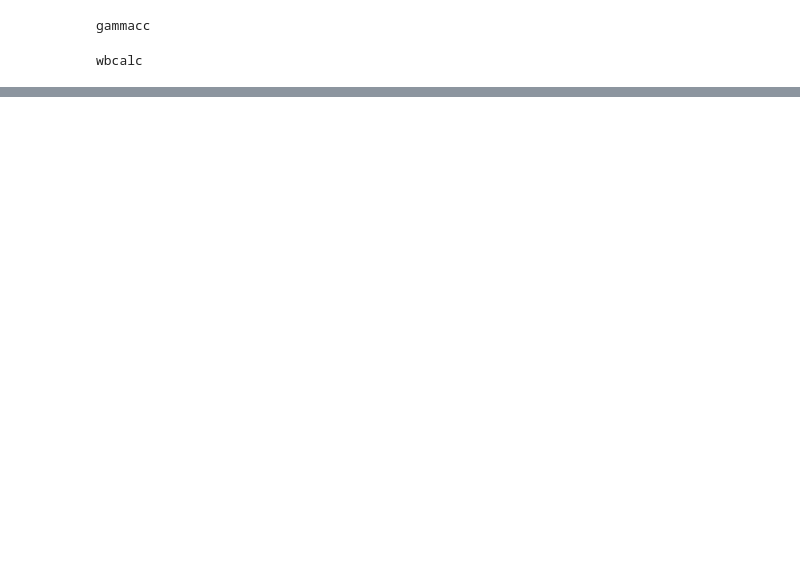
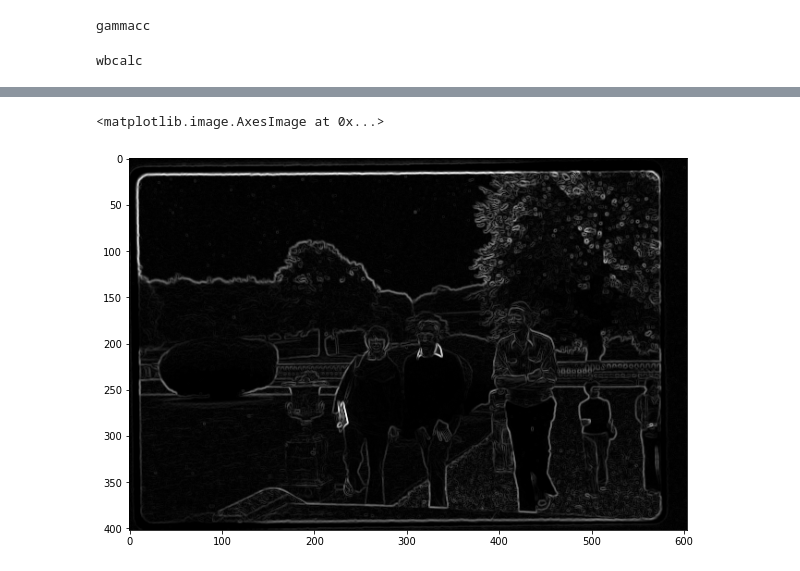
Before and after one commit to cornwallluke/negative-processor, a Jupyter notebook: testing/negative.ipynb, the cells around one changed output, grey strips where cells are left out. Saved outputs shown, nothing was run; the diff lists cells and outputs as text; code cells hidden in the pictures; blank space fills up the shorter version.

```diff
--- a/testing/negative.ipynb
+++ b/testing/negative.ipynb
@@ -152,0 +151,9 @@ Clipping input data to the valid range for imshow with RGB data ([0..1] for floa
+# %%
+gx = convolve(test.mean(2), np.asarray([[1,2,1],[0, 0, 0],[-1,-2,-1]]))
+gy = convolve(test.mean(2), np.asarray([[1,0,-1],[2, 0,-2],[1,0,-1]]))
+edge = (gx**2+gy**2)**0.5
+
+plt.imshow(edge, cmap='gray')
+# %% [output]
+<matplotlib.image.AxesImage at 0x...>
+[figure, added]
```
Also changed, not shown: parts of 8 cells of this notebook, 4 other files.
